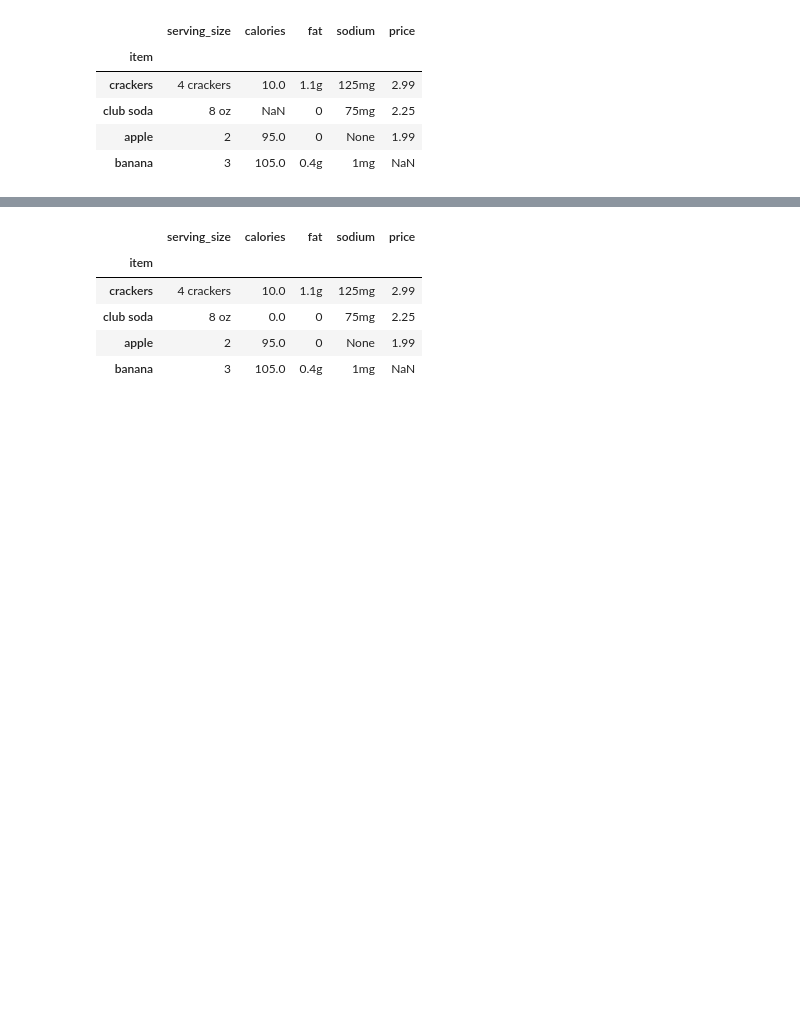
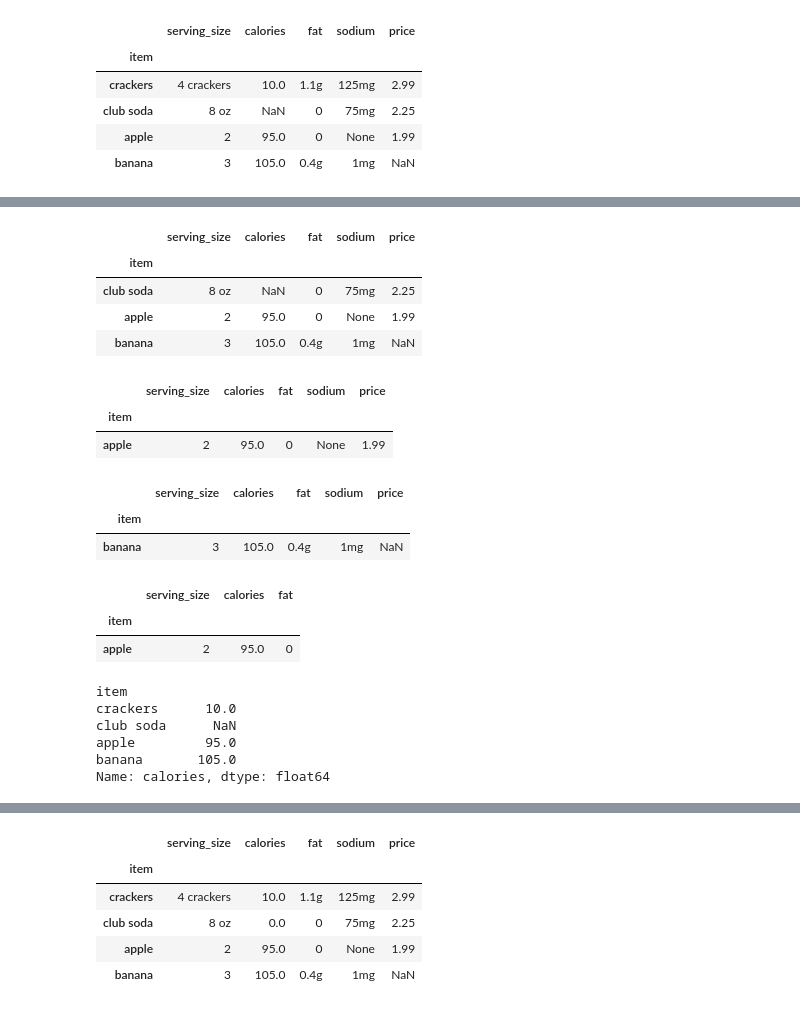
Before and after one commit to ryanorsinger/intro-to-pandas-course, a Jupyter notebook: 03_Pandas_DataFrames_Continued_01.ipynb, the cells around one changed output, grey strips where cells are left out. Drawn from its saved outputs; the diff is of its cells as text; code cells hidden in the pictures; blank space fills up the shorter version.

```diff
--- a/03_Pandas_DataFrames_Continued_01.ipynb
+++ b/03_Pandas_DataFrames_Continued_01.ipynb
@@ -333,0 +314,40 @@ df.loc[:, "calories":"price"]
+# %%
+# Notice how we're getting the range of rows from club soda to apple
+df.loc["club soda":"banana",]
+# %% [output]
+|  | serving_size | calories | fat | sodium | price |
+| item |  |  |  |  |  |
+| club soda | 8 oz | NaN | 0 | 75mg | 2.25 |
+| apple | 2 | 95.0 | 0 | None | 1.99 |
+| banana | 3 | 105.0 | 0.4g | 1mg | NaN |
+# %%
+# Notice how .loc uses the indexing syntax
+df.loc[df.index == "apple"]
+# %% [output]
+|  | serving_size | calories | fat | sodium | price |
+| item |  |  |  |  |  |
+| apple | 2 | 95.0 | 0 | None | 1.99 |
+# %%
+# Notice how .loc uses the indexing syntax
+df.loc[df.serving_size == 3,]
+# %% [output]
+|  | serving_size | calories | fat | sodium | price |
+| item |  |  |  |  |  |
+| banana | 3 | 105.0 | 0.4g | 1mg | NaN |
+# %%
+# Notice how .loc uses the indexing syntax
+df.loc[df.index == "apple", "serving_size":"fat"]
+# %% [output]
+|  | serving_size | calories | fat |
+| item |  |  |  |
+| apple | 2 | 95.0 | 0 |
+# %%
+# All rows, show only calories as the column
+df.loc[:, "calories"]
+# %% [output]
+item
+crackers      10.0
+club soda      NaN
+apple         95.0
+banana       105.0
+Name: calories, dtype: float64
```
Also changed, not shown: parts of 24 cells of this notebook, 1 other file.
